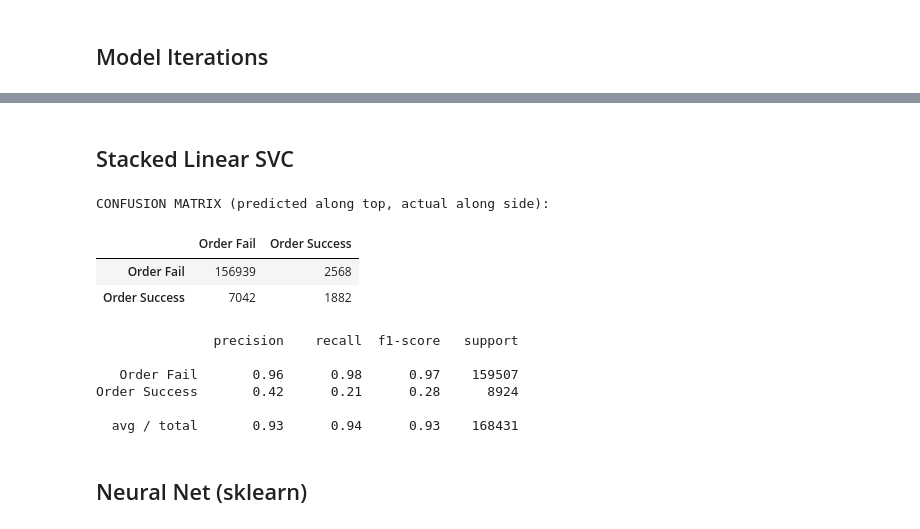
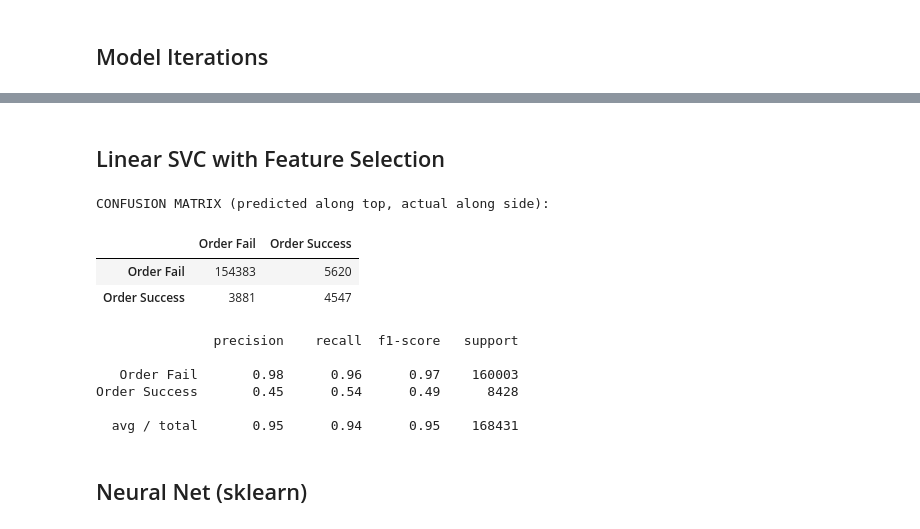
Before and after one commit to acaruso7/Order-Book-Trade-Classification, a Jupyter notebook: model_stacking.ipynb, the cells around one changed output, grey strips where cells are left out. Cells and saved outputs as stored; diff of their text form; code cells hidden in the pictures.

```diff
--- a/model_stacking.ipynb
+++ b/model_stacking.ipynb
@@ -163,8 +158,11 @@ df = pd.concat([features,response],axis=1)
 # %% [markdown]
 ## Train / Test Split
 # %%
+df = df.sample(frac=1)
 train = df.head(round(total*.70))
+train = train.reset_index(drop=True)
 test = df.tail(round(total*.30))
+test = test.reset_index(drop=True)
 
 train_success = train[train['ordersuccess']==1]
 train_fail = train[train['ordersuccess']==0]
@@ -254,13 +242,14 @@ test_model_pred = test_features.iloc[:,67:]
 # %%
-# RF = RandomForestClassifier()
-# RF.fit(train_features, train_response)
-# y_pred = RF.predict(test_features)
+RF = RandomForestClassifier()
+RF.fit(train_model_pred, train_response)
+# y_pred = RF.predict(test_model_pred)
 
 # model_eval(test_response, y_pred)
 
-# plot_roc_curve(RF, test_features, test_response)
+# plot_roc_curve(RF, test_model_pred, test_response)
+# cross_validation(RF, features, response, 5)
 
-# # cross_validation(RF, features, response, 5)
-
-# print(sorted(zip(map(lambda x: round(x, 4), RF.feature_importances_), train_features.columns),
-#              reverse=True)[0:10])
+#select top n features
+important_features = sorted(zip(map(lambda x: round(x, 4), RF.feature_importances_),
+                                train_model_pred.columns), reverse=True)[0:10]
+print(important_features)
@@ -335,20 +307,24 @@ Order Success       0.35      0.34      0.35      8924
 # %% [markdown]
-## Stacked Linear SVC
+## Linear SVC with Feature Selection
 # %%
-clf = svm.LinearSVC().fit(train_model_pred, train_response) #linear kernel function
-y_pred = clf.predict(test_model_pred)
+names = []
+for i in important_features:
+    names.append(i[1])
+
+clf = svm.LinearSVC().fit(train_model_pred.loc[:, names], train_response) #linear kernel function
+y_pred = clf.predict(test_model_pred.loc[:, names])
 model_eval(test_response, y_pred)
 # %% [output]
 CONFUSION MATRIX (predicted along top, actual along side):
 |  | Order Fail | Order Success |
-| Order Fail | 156939 | 2568 |
-| Order Success | 7042 | 1882 |
+| Order Fail | 154383 | 5620 |
+| Order Success | 3881 | 4547 |
                precision    recall  f1-score   support
 
-   Order Fail       0.96      0.98      0.97    159507
-Order Success       0.42      0.21      0.28      8924
+   Order Fail       0.98      0.96      0.97    160003
+Order Success       0.45      0.54      0.49      8428
 
-  avg / total       0.93      0.94      0.93    168431
+  avg / total       0.95      0.94      0.95    168431
 # %% [markdown]
 ## Neural Net (sklearn)
 # %%
```
Also changed, not shown: parts of 19 cells of this notebook.
